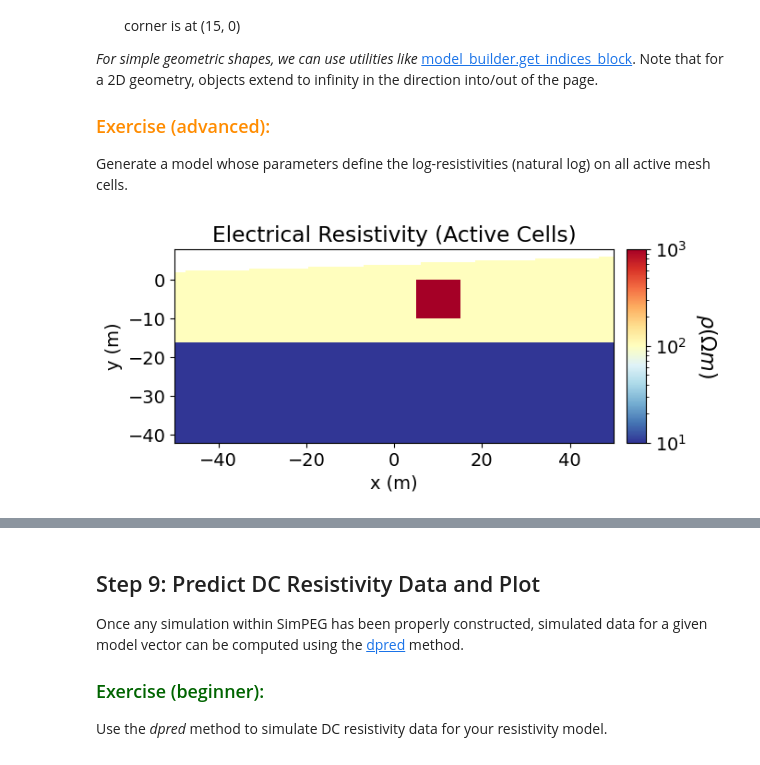
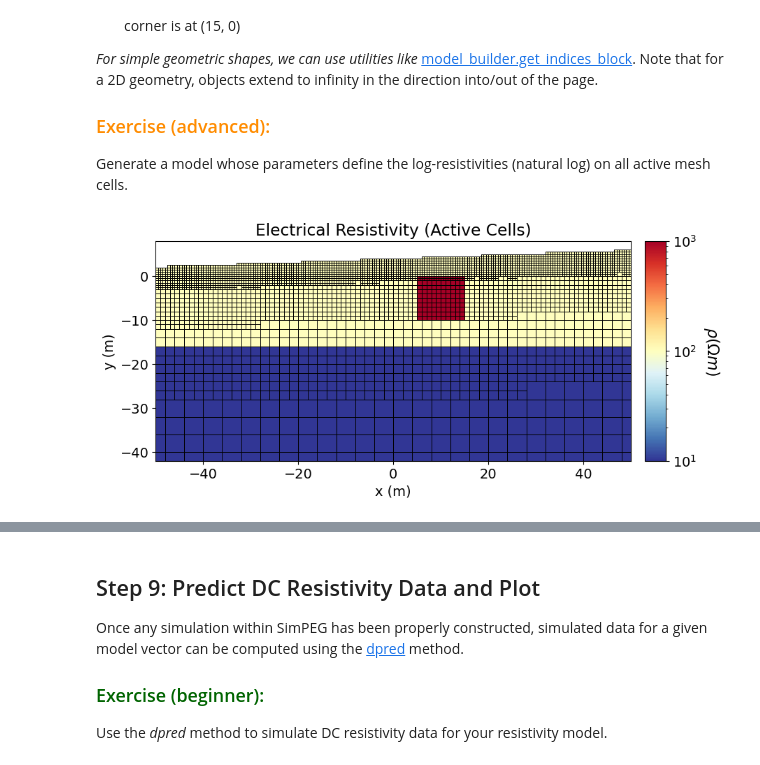
Before and after one commit to simpeg/agrogeo24, a Jupyter notebook: notebooks/01-forward-dc-resisitivity-2d.ipynb, the cells around one changed output, grey strips where cells are left out. Saved outputs shown, nothing was run; the diff lists cells and outputs as text; code cells hidden in the pictures.

```diff
--- a/notebooks/01-forward-dc-resisitivity-2d.ipynb
+++ b/notebooks/01-forward-dc-resisitivity-2d.ipynb
@@ -315,33 +319,33 @@ resistivity_model = resistivity_model[active_cells]
 # %%
 # Generate a mapping to ignore inactive cells in plot
 plotting_map = maps.InjectActiveCells(mesh, active_cells, np.nan)
 
-fig = plt.figure(figsize=(7, 3))
+fig = plt.figure(figsize=(10, 4.5))
 
 norm = LogNorm(vmin=1e1, vmax=1e3)
 
 ax1 = fig.add_axes([0.14, 0.17, 0.68, 0.7])
 mesh.plot_image(
     plotting_map * resistivity_model,
     ax=ax1,
-    grid=False,
-    pcolor_opts={"norm": norm, "cmap": mpl.cm.RdYlBu_r},
+    grid=True,
+    pcolor_opts={"norm": norm, "cmap": mpl.cm.RdYlBu_r, "linewidth": 0.5},
 )
 ax1.set_xlim(-50, 50)
 ax1.set_ylim(np.max(topo_2d[:, -1]) - 50, np.max(topo_2d[:, -1]))
 ax1.set_title("Electrical Resistivity (Active Cells)")
 ax1.set_xlabel("x (m)")
 ax1.set_ylabel("y (m)")
 
 ax2 = fig.add_axes([0.84, 0.17, 0.03, 0.7])
 cbar = mpl.colorbar.ColorbarBase(
     ax2, norm=norm, orientation="vertical", cmap=mpl.cm.RdYlBu_r
 )
 cbar.set_label(r"$\rho (\Omega m)$", rotation=270, labelpad=25, size=16)
 
 plt.show()
 # %% [output]
-[figure, old version]
+[figure, new version]
 # %% [markdown]
 ## Step 6: Mapping from the Model to the Mesh
 
```
Also changed, not shown: parts of 4 cells of this notebook, 3 other files.
